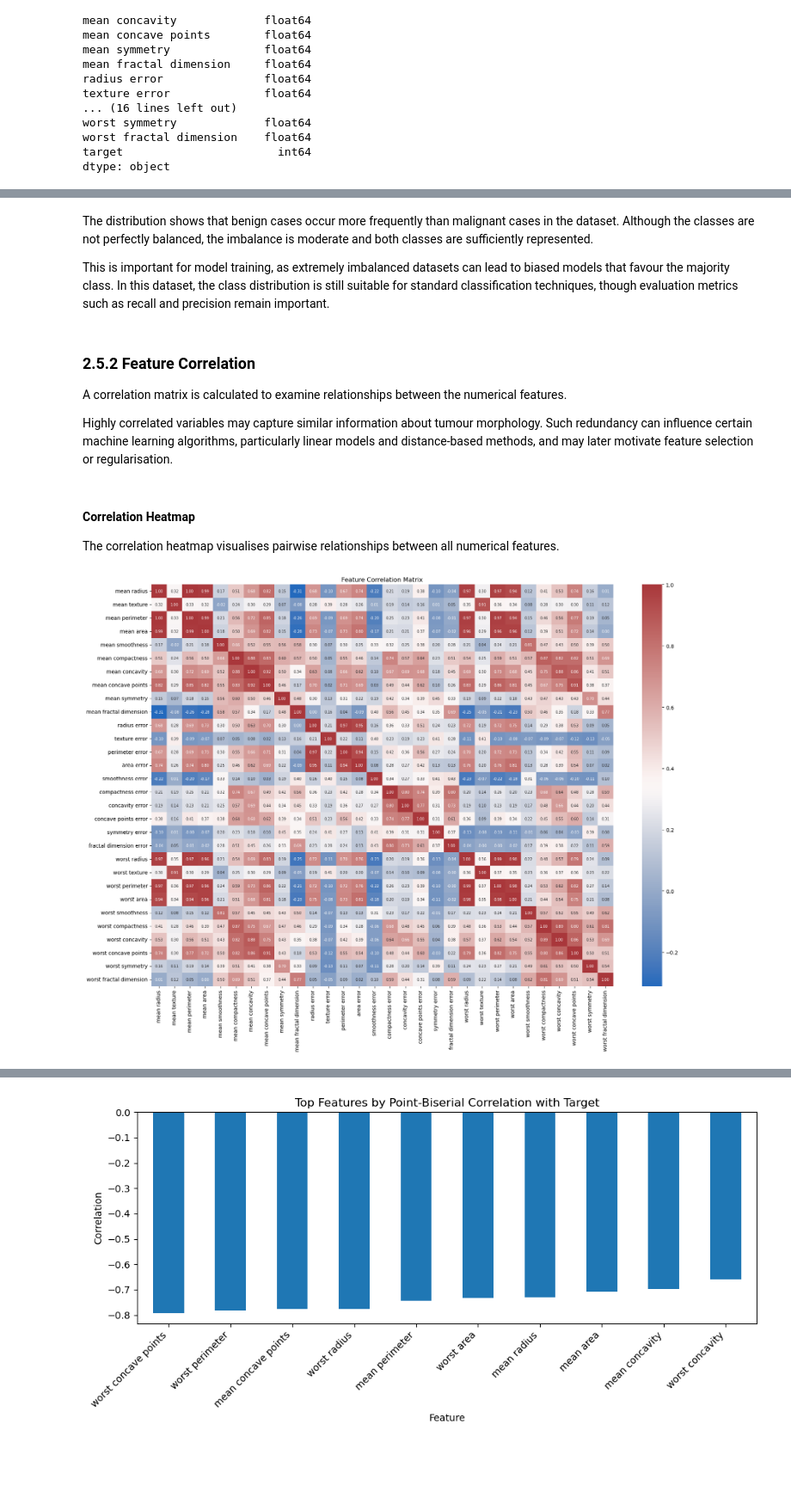
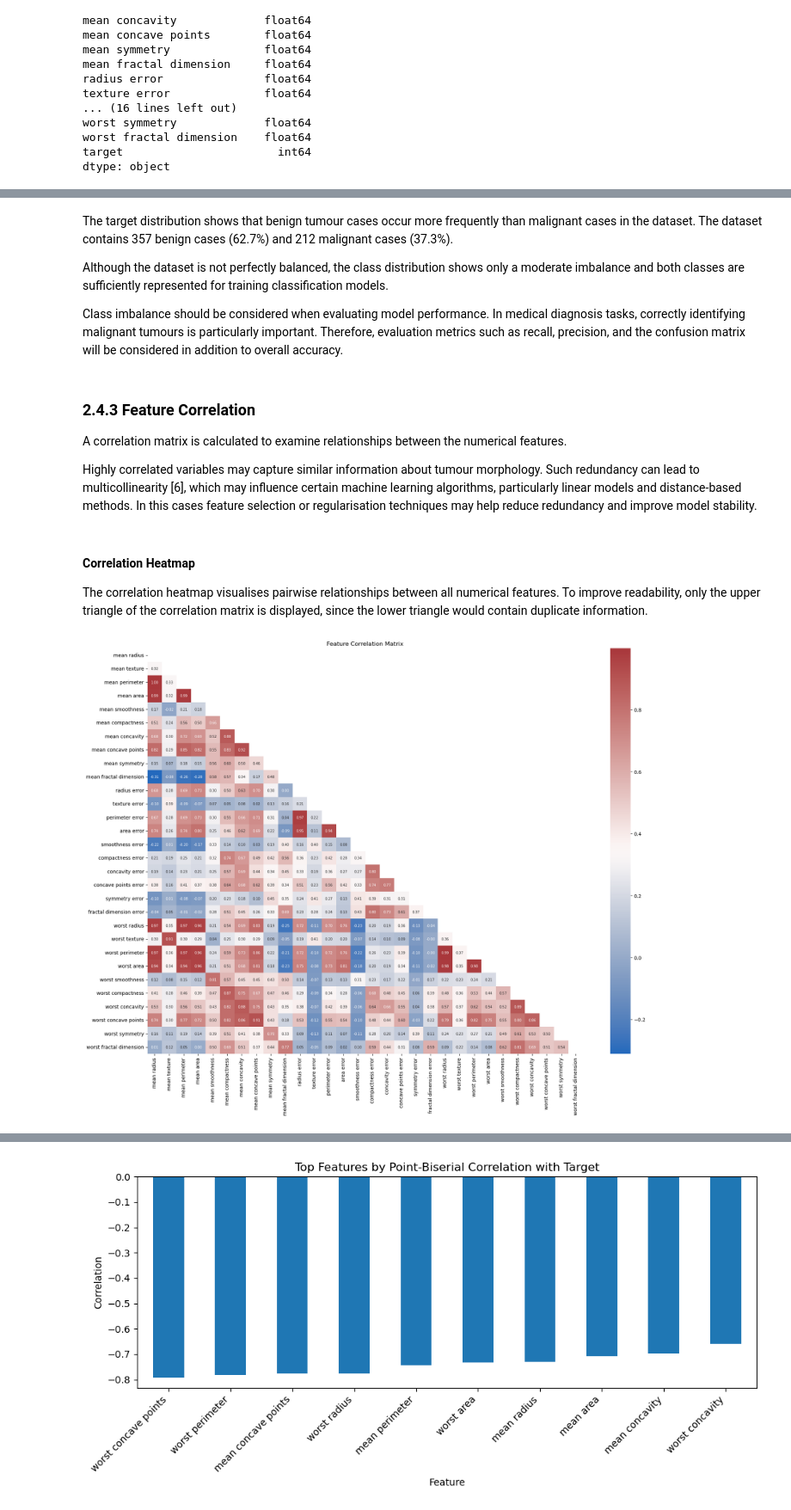
Before and after one commit to tbeekmans/breast_cancer_assignment, a Jupyter notebook: notebooks/2.0-data-understanding.ipynb, the cells around one changed output, grey strips where cells are left out. Shown at 86% size. Cells and saved outputs as stored; diff of their text form; code cells hidden in the pictures; blank space fills up the shorter version.

```diff
--- a/notebooks/2.0-data-understanding.ipynb
+++ b/notebooks/2.0-data-understanding.ipynb
@@ -115,3 +127,7 @@ This variable will later be used as the prediction target for the machine learni
+# %%
+feature_df = df.select_dtypes(include='number').drop(columns=['target'])
+feature_columns = feature_df.columns
+n_samples= len(df)
 # %% [markdown]
 ### Sample Data
 
@@ -363,26 +417,30 @@ Name: count, dtype: int64
 # %% [markdown]
-The distribution shows that benign cases occur more frequently than malignant cases in the dataset. Although the classes are not perfectly balanced, the imbalance is moderate and both classes are sufficiently represented.
+The target distribution shows that benign tumour cases occur more frequently than malignant cases in the dataset. The dataset contains 357 benign cases (62.7%) and 212 malignant cases (37.3%).
 
-This is important for model training, as extremely imbalanced datasets can lead to biased models that favour the majority class. In this dataset, the class distribution is still suitable for standard classification techniques, though evaluation metrics such as recall and precision remain important.
+Although the dataset is not perfectly balanced, the class distribution shows only a moderate imbalance and both classes are sufficiently represented for training classification models.
+
+Class imbalance should be considered when evaluating model performance. In medical diagnosis tasks, correctly identifying malignant tumours is particularly important. Therefore, evaluation metrics such as recall, precision, and the confusion matrix will be considered in addition to overall accuracy.
 # %% [markdown]
-### 2.5.2 Feature Correlation
+### 2.4.3 Feature Correlation
 
 A correlation matrix is calculated to examine relationships between the numerical features.
 
-Highly correlated variables may capture similar information about tumour morphology. Such redundancy can influence certain machine learning algorithms, particularly linear models and distance-based methods, and may later motivate feature selection or regularisation.
+Highly correlated variables may capture similar information about tumour morphology. Such redundancy can lead to multicollinearity [6], which may influence certain machine learning algorithms, particularly linear models and distance-based methods. In this cases feature selection or regularisation techniques may help reduce redundancy and improve model stability.
 # %% [markdown]
 #### Correlation Heatmap
 
-The correlation heatmap visualises pairwise relationships between all numerical features.
+The correlation heatmap visualises pairwise relationships between all numerical features. To improve readability, only the upper triangle of the correlation matrix is displayed, since the lower triangle would contain duplicate information.
 # %%
-df_numeric = df.select_dtypes(include="number").drop(columns=["target"])
+corr_matrix = feature_df.corr()
+mask = np.triu(np.ones_like(corr_matrix, dtype=bool))
 
-plt.figure(figsize=(20,14))
-sns.heatmap(df_numeric.corr(), annot=True, fmt='.2f', cmap='vlag', annot_kws={"size": 7})
-plt.title('Feature Correlation Matrix')
+plt.figure(figsize=(20,15))
+sns.heatmap(corr_matrix, annot=True, mask=mask, fmt='.2f', annot_kws={"size": 7}, cmap='vlag')
+
+plt.title("Feature Correlation Matrix")
 plt.show()
 # %% [output]
-[figure, old version]
+[figure, new version]
 # %% [markdown]
 The heatmap reveals several strong correlations between groups of variables.
 
```
Also changed, not shown: parts of 65 cells of this notebook, 3 other files.
